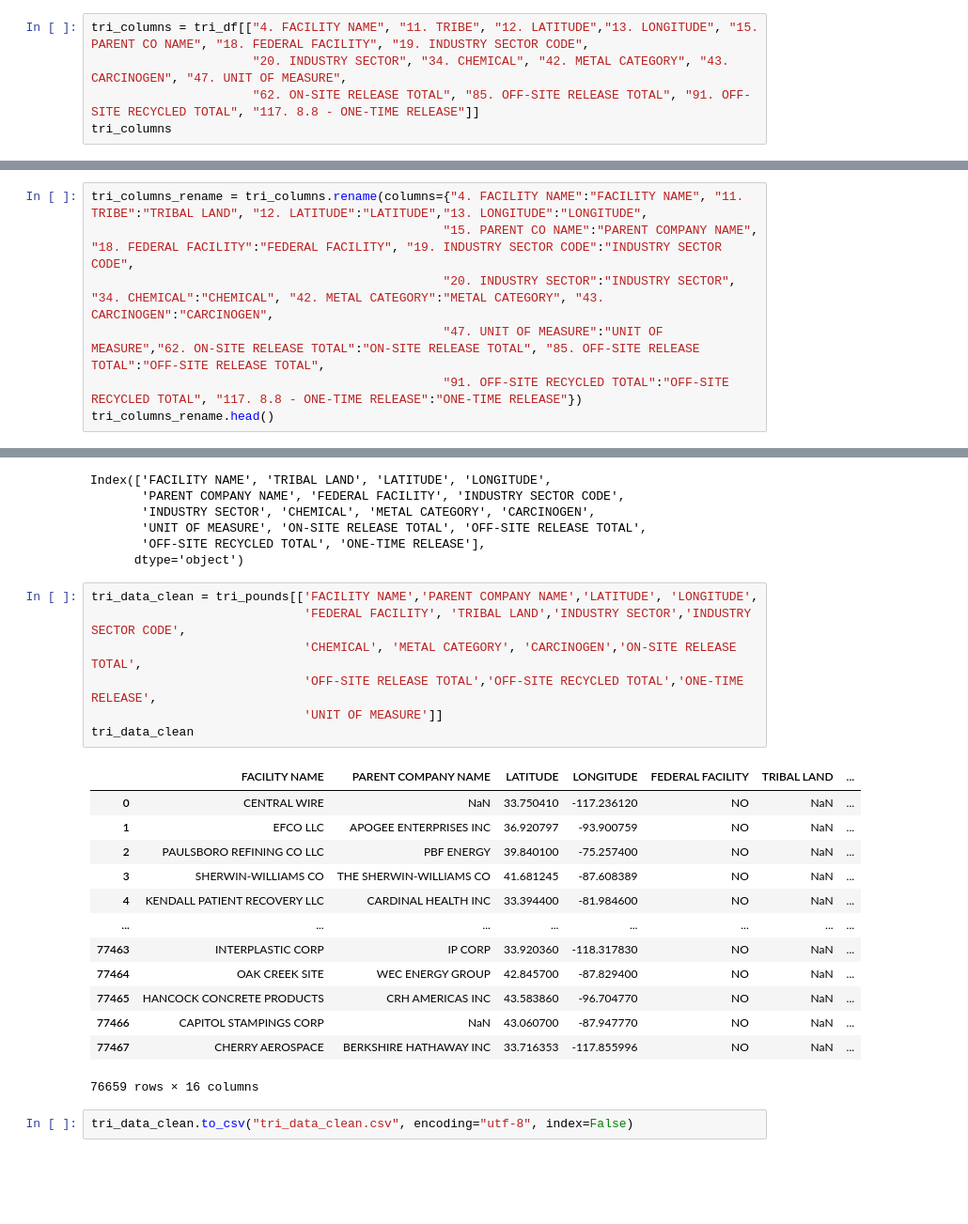
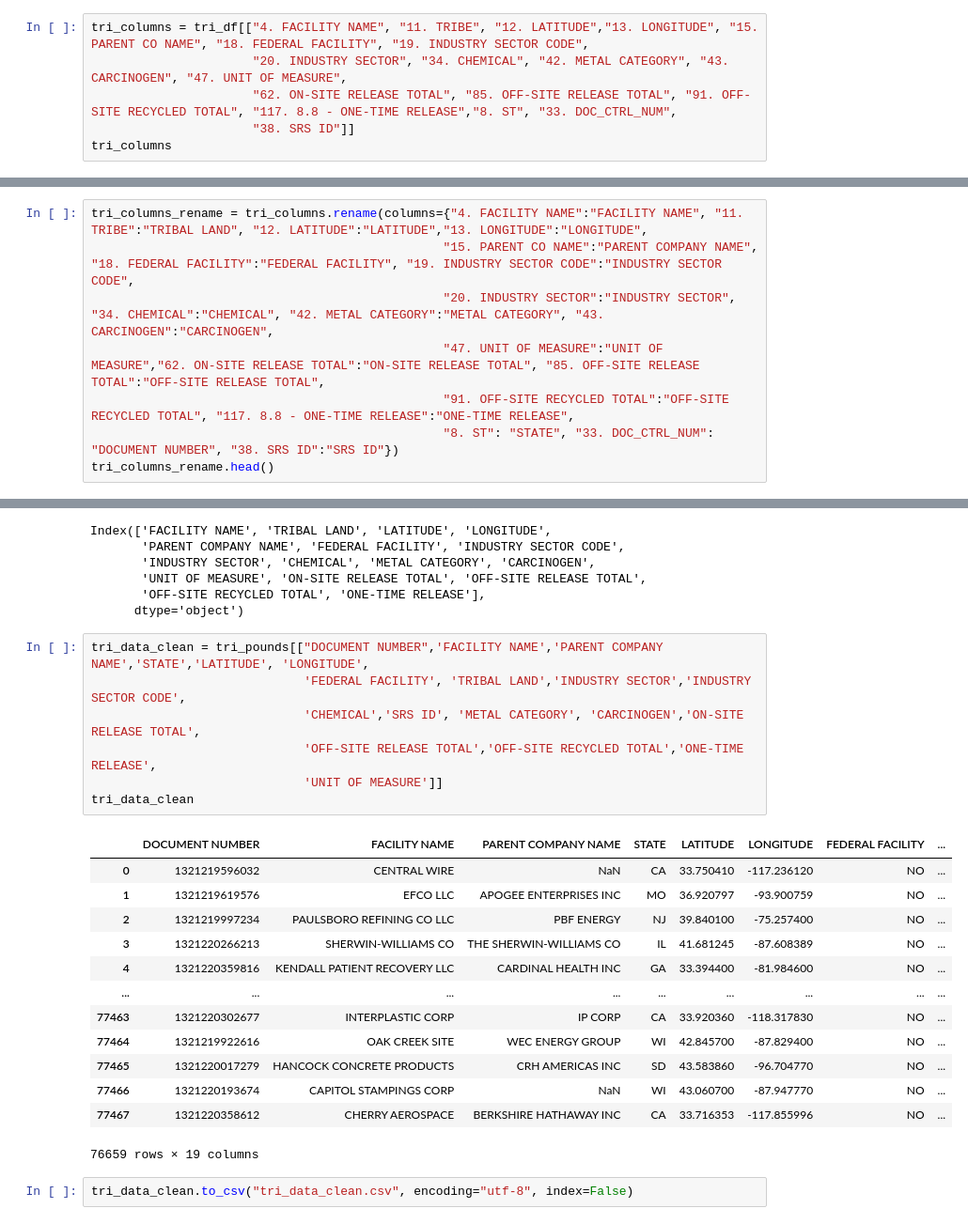
Before and after one commit to lathamlm/Project-03, a Jupyter notebook: cleaning_data.ipynb, the cells around one changed output, grey strips where cells are left out. Shown: that part at 94% size. Cells and saved outputs as stored; diff of their text form; blank space fills up the shorter version.

```diff
--- a/cleaning_data.ipynb
+++ b/cleaning_data.ipynb
@@ -24,7 +24,8 @@ tri_df.head()
 # %%
 tri_columns = tri_df[["4. FACILITY NAME", "11. TRIBE", "12. LATITUDE","13. LONGITUDE", "15. PARENT CO NAME", "18. FEDERAL FACILITY", "19. INDUSTRY SECTOR CODE",
                       "20. INDUSTRY SECTOR", "34. CHEMICAL", "42. METAL CATEGORY", "43. CARCINOGEN", "47. UNIT OF MEASURE",
-                      "62. ON-SITE RELEASE TOTAL", "85. OFF-SITE RELEASE TOTAL", "91. OFF-SITE RECYCLED TOTAL", "117. 8.8 - ONE-TIME RELEASE"]]
+                      "62. ON-SITE RELEASE TOTAL", "85. OFF-SITE RELEASE TOTAL", "91. OFF-SITE RECYCLED TOTAL", "117. 8.8 - ONE-TIME RELEASE","8. ST", "33. DOC_CTRL_NUM",
+                      "38. SRS ID"]]
 tri_columns
 # %% [output]
 |  | 4. FACILITY NAME | 11. TRIBE | 12. LATITUDE | 13. LONGITUDE | 15. PARENT CO NAME | 18. FEDERAL FACILITY | ... |
@@ -45,7 +46,8 @@ tri_columns_rename = tri_columns.rename(columns={"4. FACILITY NAME":"FACILITY NA
                                                 "15. PARENT CO NAME":"PARENT COMPANY NAME", "18. FEDERAL FACILITY":"FEDERAL FACILITY", "19. INDUSTRY SECTOR CODE":"INDUSTRY SECTOR CODE",
                                                 "20. INDUSTRY SECTOR":"INDUSTRY SECTOR", "34. CHEMICAL":"CHEMICAL", "42. METAL CATEGORY":"METAL CATEGORY", "43. CARCINOGEN":"CARCINOGEN",
                                                 "47. UNIT OF MEASURE":"UNIT OF MEASURE","62. ON-SITE RELEASE TOTAL":"ON-SITE RELEASE TOTAL", "85. OFF-SITE RELEASE TOTAL":"OFF-SITE RELEASE TOTAL",
-                                                "91. OFF-SITE RECYCLED TOTAL":"OFF-SITE RECYCLED TOTAL", "117. 8.8 - ONE-TIME RELEASE":"ONE-TIME RELEASE"})
+                                                "91. OFF-SITE RECYCLED TOTAL":"OFF-SITE RECYCLED TOTAL", "117. 8.8 - ONE-TIME RELEASE":"ONE-TIME RELEASE",
+                                                "8. ST": "STATE", "33. DOC_CTRL_NUM": "DOCUMENT NUMBER", "38. SRS ID":"SRS ID"})
 tri_columns_rename.head()
 # %% [output]
 |  | FACILITY NAME | TRIBAL LAND | LATITUDE | LONGITUDE | PARENT COMPANY NAME | FEDERAL FACILITY | ... |
@@ -85,25 +87,25 @@ Index(['FACILITY NAME', 'TRIBAL LAND', 'LATITUDE', 'LONGITUDE',
        'OFF-SITE RECYCLED TOTAL', 'ONE-TIME RELEASE'],
       dtype='object')
 # %%
-tri_data_clean = tri_pounds[['FACILITY NAME','PARENT COMPANY NAME','LATITUDE', 'LONGITUDE',
+tri_data_clean = tri_pounds[["DOCUMENT NUMBER",'FACILITY NAME','PARENT COMPANY NAME','STATE','LATITUDE', 'LONGITUDE',
                              'FEDERAL FACILITY', 'TRIBAL LAND','INDUSTRY SECTOR','INDUSTRY SECTOR CODE',
-                             'CHEMICAL', 'METAL CATEGORY', 'CARCINOGEN','ON-SITE RELEASE TOTAL',
+                             'CHEMICAL','SRS ID', 'METAL CATEGORY', 'CARCINOGEN','ON-SITE RELEASE TOTAL',
                              'OFF-SITE RELEASE TOTAL','OFF-SITE RECYCLED TOTAL','ONE-TIME RELEASE',
                              'UNIT OF MEASURE']]
 tri_data_clean
 # %% [output]
-|  | FACILITY NAME | PARENT COMPANY NAME | LATITUDE | LONGITUDE | FEDERAL FACILITY | TRIBAL LAND | ... |
-| 0 | CENTRAL WIRE | NaN | 33.750410 | -117.236120 | NO | NaN | ... |
-| 1 | EFCO LLC | APOGEE ENTERPRISES INC | 36.920797 | -93.900759 | NO | NaN | ... |
-| 2 | PAULSBORO REFINING CO LLC | PBF ENERGY | 39.840100 | -75.257400 | NO | NaN | ... |
-| 3 | SHERWIN-WILLIAMS CO | THE SHERWIN-WILLIAMS CO | 41.681245 | -87.608389 | NO | NaN | ... |
-| 4 | KENDALL PATIENT RECOVERY LLC | CARDINAL HEALTH INC | 33.394400 | -81.984600 | NO | NaN | ... |
-| ... | ... | ... | ... | ... | ... | ... | ... |
-| 77463 | INTERPLASTIC CORP | IP CORP | 33.920360 | -118.317830 | NO | NaN | ... |
-| 77464 | OAK CREEK SITE | WEC ENERGY GROUP | 42.845700 | -87.829400 | NO | NaN | ... |
-| 77465 | HANCOCK CONCRETE PRODUCTS | CRH AMERICAS INC | 43.583860 | -96.704770 | NO | NaN | ... |
-| 77466 | CAPITOL STAMPINGS CORP | NaN | 43.060700 | -87.947770 | NO | NaN | ... |
-| 77467 | CHERRY AEROSPACE | BERKSHIRE HATHAWAY INC | 33.716353 | -117.855996 | NO | NaN | ... |
+|  | DOCUMENT NUMBER | FACILITY NAME | PARENT COMPANY NAME | STATE | LATITUDE | LONGITUDE | FEDERAL FACILITY | ... |
+| 0 | 1321219596032 | CENTRAL WIRE | NaN | CA | 33.750410 | -117.236120 | NO | ... |
+| 1 | 1321219619576 | EFCO LLC | APOGEE ENTERPRISES INC | MO | 36.920797 | -93.900759 | NO | ... |
+| 2 | 1321219997234 | PAULSBORO REFINING CO LLC | PBF ENERGY | NJ | 39.840100 | -75.257400 | NO | ... |
+| 3 | 1321220266213 | SHERWIN-WILLIAMS CO | THE SHERWIN-WILLIAMS CO | IL | 41.681245 | -87.608389 | NO | ... |
+| 4 | 1321220359816 | KENDALL PATIENT RECOVERY LLC | CARDINAL HEALTH INC | GA | 33.394400 | -81.984600 | NO | ... |
+| ... | ... | ... | ... | ... | ... | ... | ... | ... |
+| 77463 | 1321220302677 | INTERPLASTIC CORP | IP CORP | CA | 33.920360 | -118.317830 | NO | ... |
+| 77464 | 1321219922616 | OAK CREEK SITE | WEC ENERGY GROUP | WI | 42.845700 | -87.829400 | NO | ... |
+| 77465 | 1321220017279 | HANCOCK CONCRETE PRODUCTS | CRH AMERICAS INC | SD | 43.583860 | -96.704770 | NO | ... |
+| 77466 | 1321220193674 | CAPITOL STAMPINGS CORP | NaN | WI | 43.060700 | -87.947770 | NO | ... |
+| 77467 | 1321220358612 | CHERRY AEROSPACE | BERKSHIRE HATHAWAY INC | CA | 33.716353 | -117.855996 | NO | ... |
-76659 rows × 16 columns
+76659 rows × 19 columns
 # %%
 tri_data_clean.to_csv("tri_data_clean.csv", encoding="utf-8", index=False)
```
Also changed, not shown: parts of 2 cells of this notebook, 3 other files.
